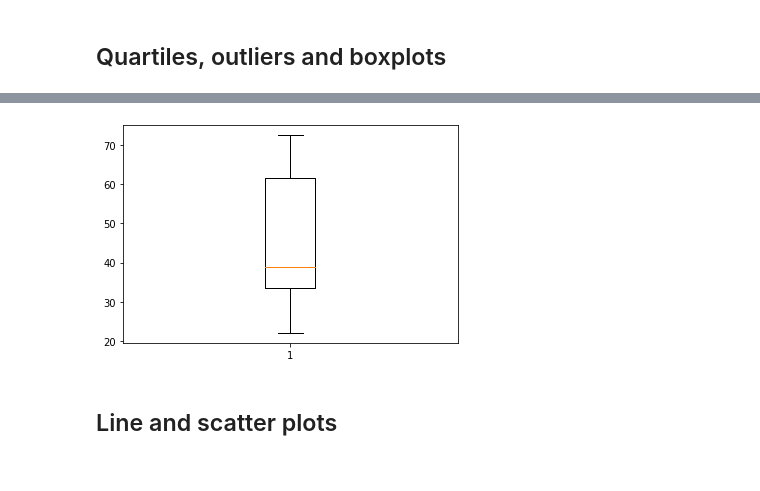
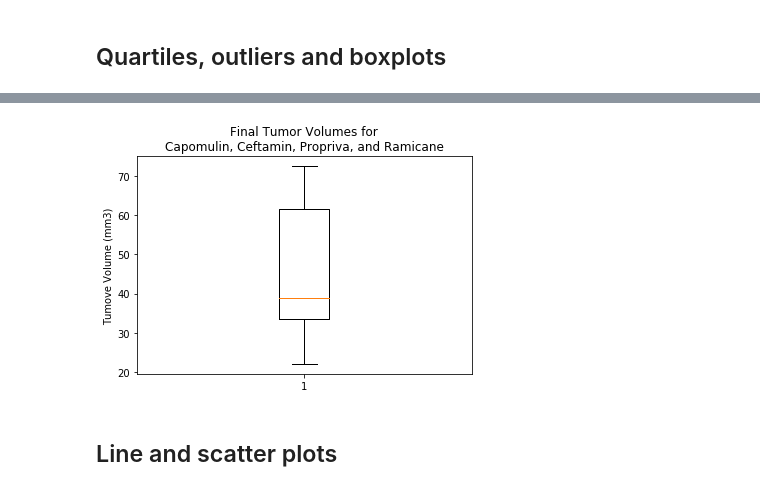
Before and after one commit to enriquesaenger/matplotlib-challenge, a Jupyter notebook: Pymaceuticals/pymaceuticals_starter.ipynb, the cells around one changed output, grey strips where cells are left out. Cells and saved outputs as stored; diff of their text form; code cells hidden in the pictures.

Commit message:
Finished box plot, IQR calculations, and added code to determine and remove outliers for that data

```diff
--- a/Pymaceuticals/pymaceuticals_starter.ipynb
+++ b/Pymaceuticals/pymaceuticals_starter.ipynb
@@ -146,5 +170,33 @@ best_regimens_list = best_regimens.index.values.tolist()
 # find all mice that had this treatment in final_size
 best_drugs = final_size.loc[final_size["Drug Regimen"].isin(best_regimens_list)]
 
-best_drugs
+# create a list of all the tumor final volumes
+volumes = best_drugs["Tumor Volume (mm3)"]
+volumes_list = best_drugs["Tumor Volume (mm3)"].tolist()
+
+# calculate quartiles and IQR
+quartiles = volumes.quantile([.25,.5,.75])
+lowerq = quartiles[.25]
+upperq = quartiles[.75]
+iqr = upperq-lowerq
+
+# calculate upper and lower boundaries
+lower_bound = lowerq - (1.5*iqr)
+upper_bound = upperq + (1.5*iqr)
+
+# determine if there are any outliers in the dataset
+outliers1 = best_drugs.loc[best_drugs["Tumor Volume (mm3)"] > upper_bound, "Tumor Volume (mm3)"].tolist()
+outliers2 = best_drugs.loc[best_drugs["Tumor Volume (mm3)"] < lower_bound, "Tumor Volume (mm3)"].tolist()
+outliers = outliers1 + outliers2
+
+# remove any outliers from the dataset
+for outlier in outliers:
+    if outlier in volumes_list: volumes_list.remove(outlier)
+
+# print out IQR, upper and lower bounds, and outliers
+print(f"The IQR for Final Tumor Volume is: {round(iqr, 2)} mm3\n")
+print(f"Values below {round(lower_bound, 2)} cound be outliers.")
+print(f"Values above {round(upper_bound, 2)} cound be outliers.\n")
+print(f"The following outliers have been found and thrown out of the dataset:\n"
+      f"{outliers}")
 # %% [output]
@@ -164,12 +210,15 @@ best_drugs
 # %%
 # Generate a box plot of the final tumor volume of each mouse across four regimens of interest
-
-plt.boxplot(best_drugs["Tumor Volume (mm3)"])
-#plt.boxplot(final_size["Tumor Volume (mm3)"])
+fig1, ax1 = plt.subplots()
+best_regimens_list.sort()
+ax1.set_title(f"Final Tumor Volumes for\n"
+              f"{best_regimens_list[0]}, {best_regimens_list[1]}, {best_regimens_list[2]}, and {best_regimens_list[3]}")
+ax1.set_ylabel("Tumove Volume (mm3)")
+plt.boxplot(volumes_list)
 
 plt.show()
 # %% [output]
-[figure, old version]
+[figure, new version]
 # %% [markdown]
 ## Line and scatter plots
 # %%
```
Also changed, not shown: parts of 12 cells of this notebook.
